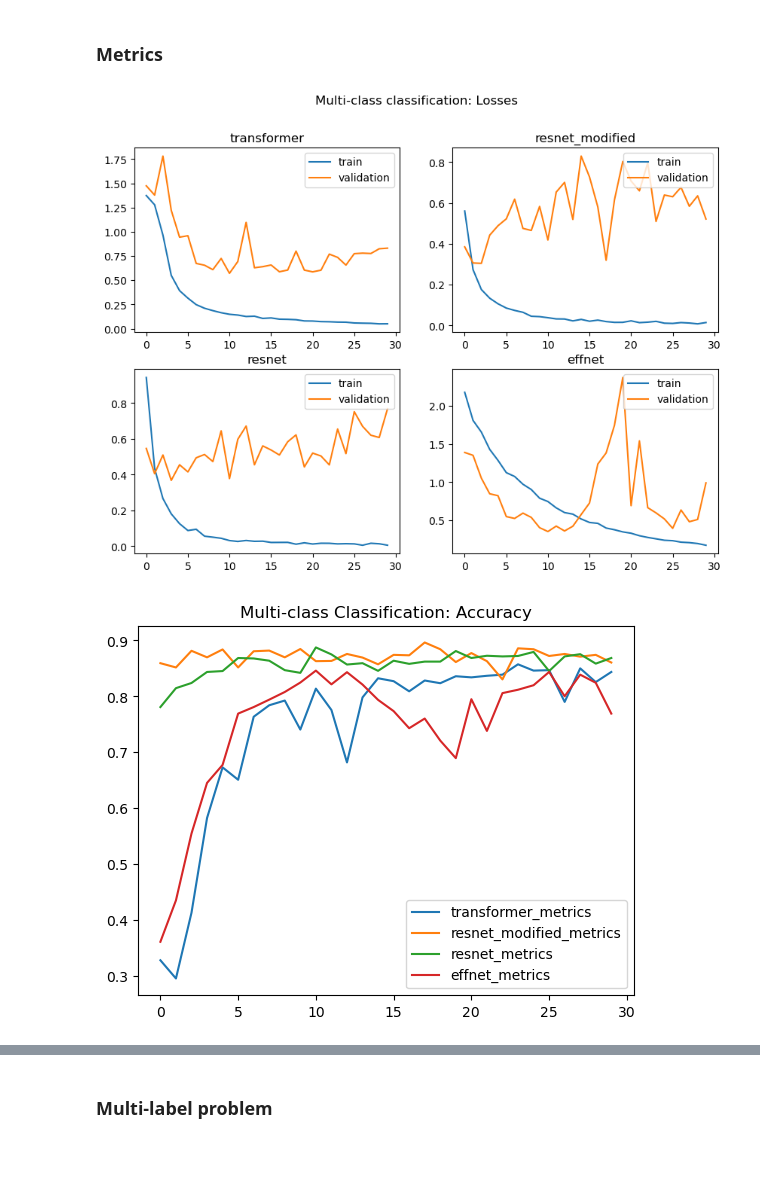
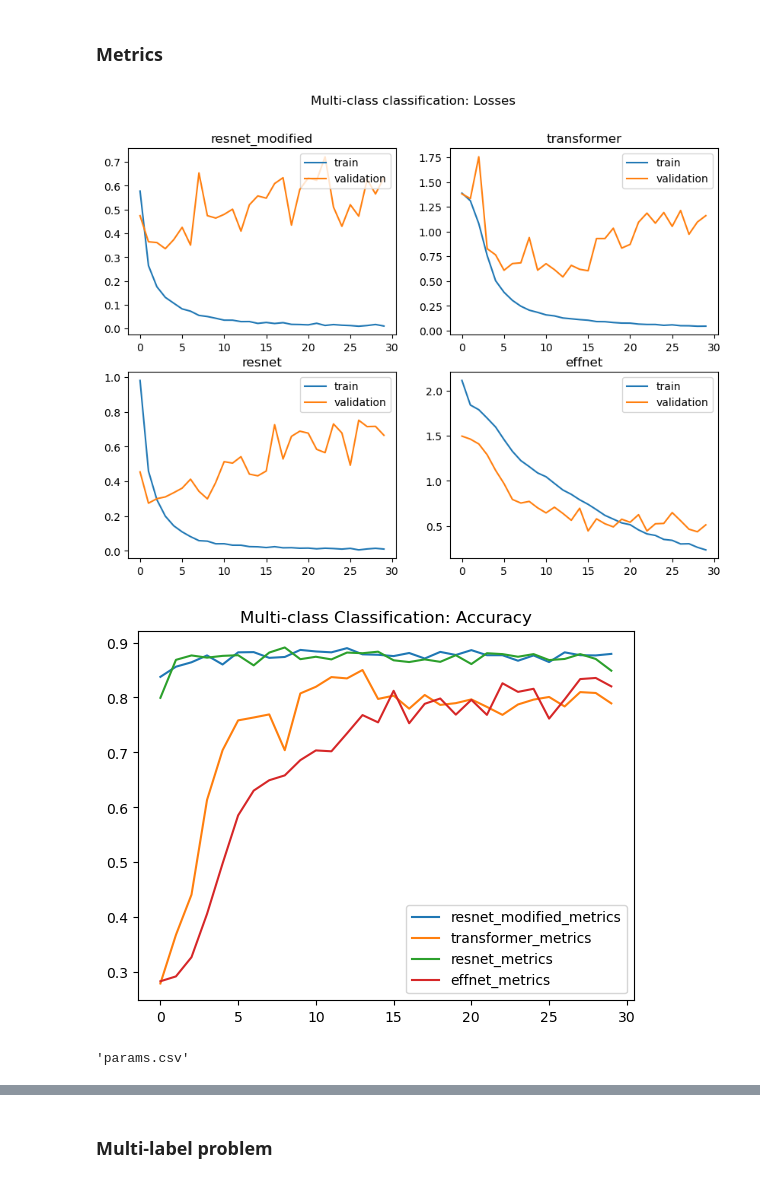
Before and after one commit to JuliaKudryavtseva/Bioimages-Classification, a Jupyter notebook: evaluation.ipynb, the cells around one changed output, grey strips where cells are left out. Saved outputs shown, nothing was run; the diff lists cells and outputs as text; code cells hidden in the pictures; blank space fills up the shorter version.

```diff
--- a/evaluation.ipynb
+++ b/evaluation.ipynb
@@ -156,31 +156,33 @@ plt.show()
 # %% [markdown]
 ### Metrics
+# %%
+path='multi_class_output/multi_class_output_0/'
 # %%
-metrics = [met for met in os.listdir('multi_class_output') if met[-11:]=='metrics.csv']
+metrics = [met for met in os.listdir(path) if met[-11:]=='metrics.csv']
 # %%
 fig, axis = plt.subplots(2, 2, figsize=(10, 7))
 
 for metric_file_name, ax in zip(metrics, axis.flatten()):
 
-    path_metric = os.path.join('multi_class_output', metric_file_name)
+    path_metric = os.path.join(path, metric_file_name)
     metric_file = pd.read_csv(path_metric)
 
     train_loss = metric_file['train_loss']
     val_loss = metric_file['val_loss']
     ax.plot(np.arange(len(train_loss)), train_loss, label='train')
     ax.plot(np.arange(len(val_loss)), val_loss, label='validation')
     ax.legend(loc="upper right")
     ax.set_title(metric_file_name[:-12])
 
 plt.suptitle('Multi-class classification: Losses')
-plt.savefig('classlosses.png')
+plt.savefig('multi_class_output/classlosses.png')
 plt.show()
 # %% [output]
-[figure, old version]
+[figure, new version]
 # %%
 for metric_file_name in metrics:
 
-    path_metric = os.path.join('multi_class_output', metric_file_name)
+    path_metric = os.path.join(path, metric_file_name)
     metric_file = pd.read_csv(path_metric)
 
     val_accuracy = metric_file['val accuracy']
@@ -188,7 +190,7 @@ for metric_file_name in metrics:
     plt.legend()
     plt.title('Multi-class Classification: Accuracy')
 
-plt.savefig('classacc.png')
+plt.savefig('multi_class_output/classacc.png')
 plt.show()
 # %% [output]
-[figure, old version]
+[figure, new version]
@@ -252,0 +251,5 @@ eval_metrics(metrics, models_name)
+# %%
+seed_names = os.listdir('./multi_class_output')
+seed_names.pop(seed_names.index('params.csv'))
+# %% [output]
+'params.csv'
```
Also changed, not shown: parts of 13 cells of this notebook, 4 other files.
